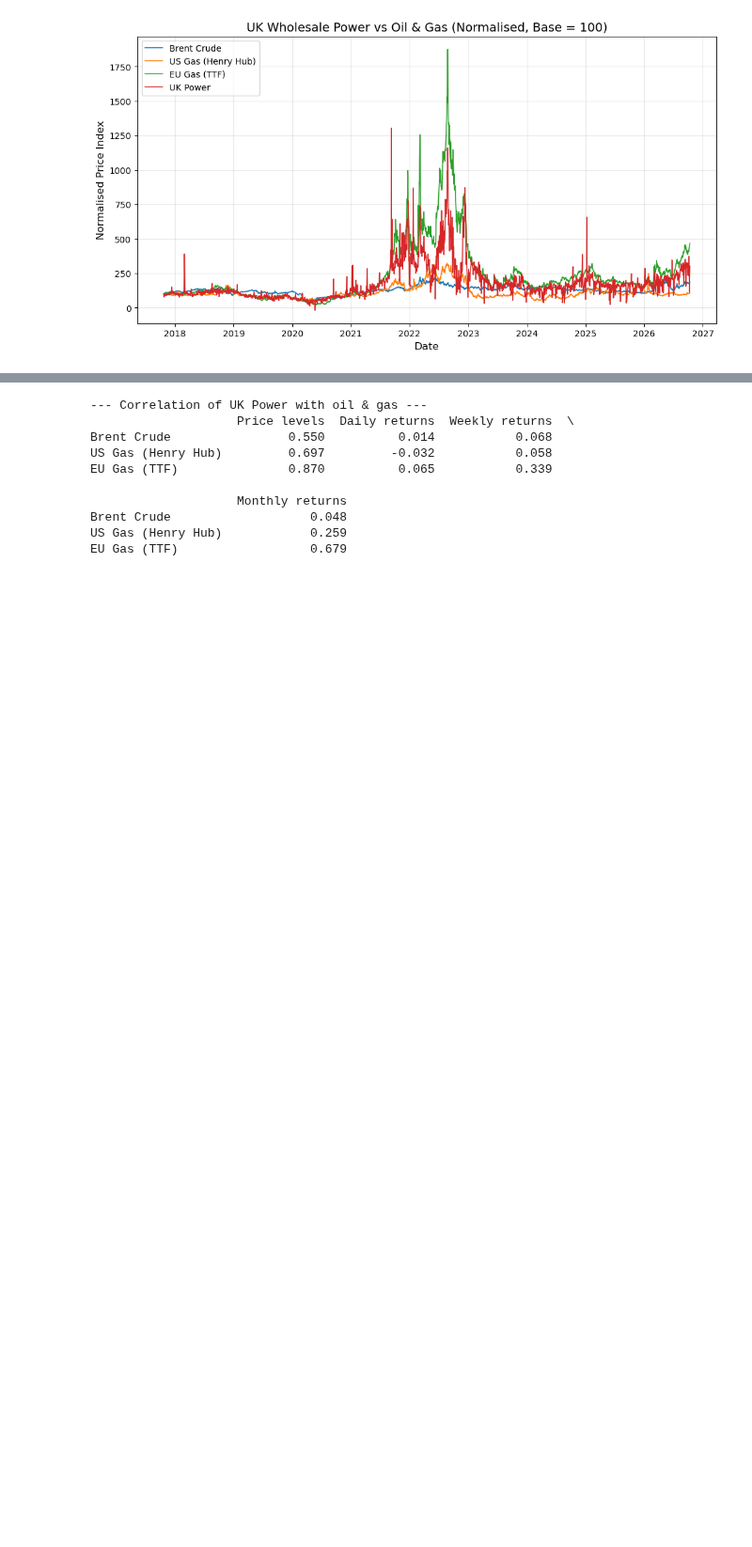
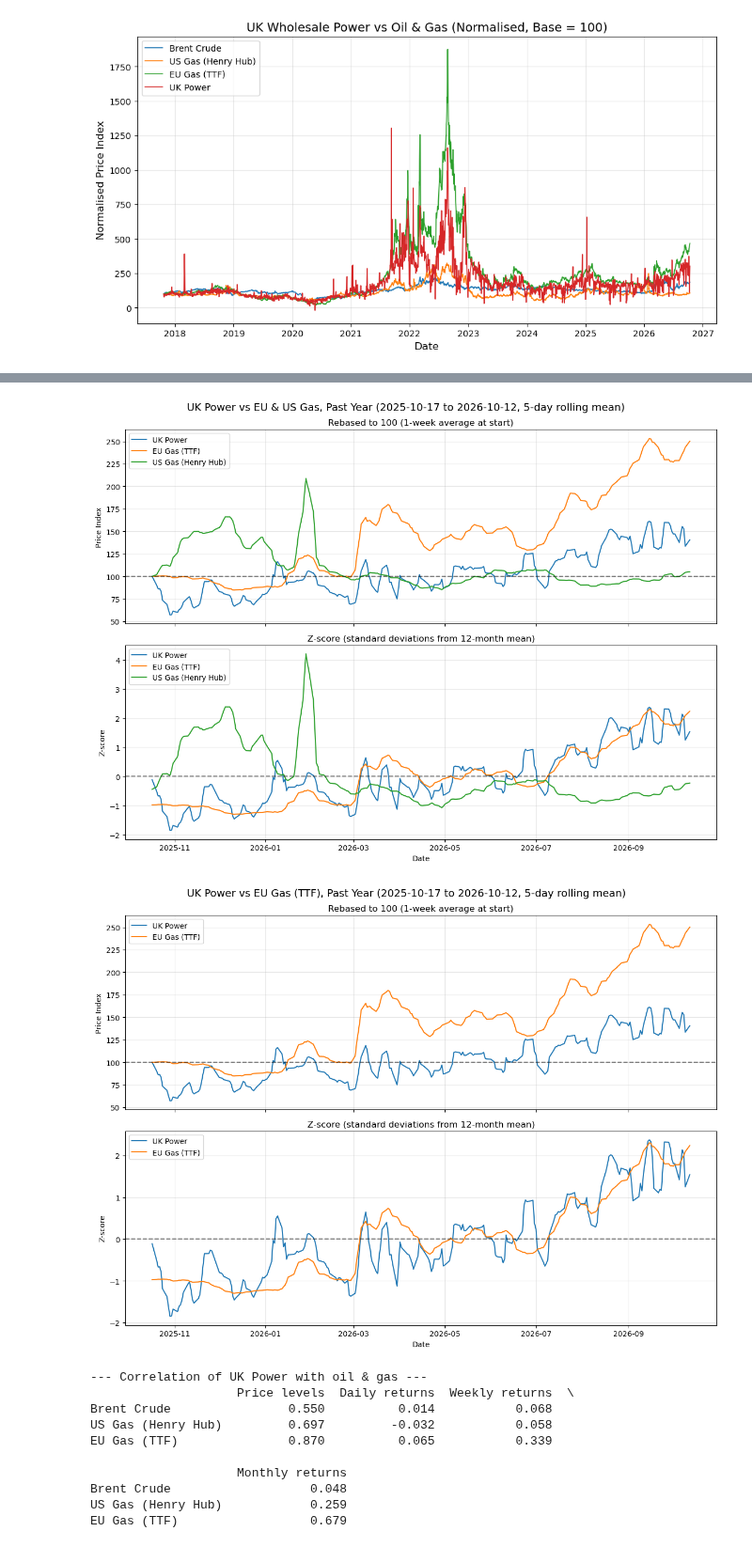
Before and after one commit to ottoittikorn/Projects, a Jupyter notebook: Commodities.ipynb, the cells around one changed output, grey strips where cells are left out. Shown at 94% size. Drawn from its saved outputs; the diff is of its cells as text; code cells hidden in the pictures; blank space fills up the shorter version.

```diff
--- a/Commodities.ipynb
+++ b/Commodities.ipynb
@@ -260,3 +296,72 @@ Price levels are included for reference, but level correlations are inflated by
+# %%
+import matplotlib.pyplot as plt
+
+
+# 1. Define a reusable plotting function
+def plot_energy_comparison(df, columns_to_plot, title_suffix):
+  # Filter data for the last year and specific columns
+  last_year = df.loc[
+      df.index[-1] - pd.DateOffset(years=1) :, columns_to_plot
+  ]
+
+  # Smooth with a 5-trading-day rolling mean to remove noise
+  smoothed = last_year.rolling(5).mean().dropna()
+
+  # Transform data: Rebase to 100 and calculate Z-scores
+  rebased = smoothed / smoothed.iloc[0] * 100
+  zscored = (smoothed - smoothed.mean()) / smoothed.std()
+
+  # Setup the 2-panel figure layout
+  fig, (ax1, ax2) = plt.subplots(2, 1, figsize=(12, 9), sharex=True)
+
+  for col in columns_to_plot:
+    ax1.plot(rebased.index, rebased[col], label=col, linewidth=1.5)
+    ax2.plot(zscored.index, zscored[col], label=col, linewidth=1.5)
+
+  # Formatting Panel 1 (Rebased)
+  ax1.axhline(100, color="black", linestyle="--", alpha=0.5)
+  ax1.set_title("Rebased to 100 (1-week average at start)", fontsize=12)
+  ax1.set_ylabel("Price Index")
+
+  # Formatting Panel 2 (Z-score)
+  ax2.axhline(0, color="black", linestyle="--", alpha=0.5)
+  ax2.set_title(
+      "Z-score (standard deviations from 12-month mean)", fontsize=12
+  )
+  ax2.set_ylabel("Z-score")
+  ax2.set_xlabel("Date")
+
+  for ax in (ax1, ax2):
+    ax.legend(loc="upper left")
+    ax.grid(True, alpha=0.3)
+
+  fig.suptitle(
+      f"{title_suffix} ({smoothed.index[0].date()} to"
+      f" {smoothed.index[-1].date()}, 5-day rolling mean)",
+      fontsize=14,
+  )
+  plt.tight_layout()
+  plt.show()
+
+
+# ==========================================
+# 2. Plot all three (Your original plot)
+# ==========================================
+plot_energy_comparison(
+    master,
+    ["UK Power", "EU Gas (TTF)", "US Gas (Henry Hub)"],
+    "UK Power vs EU & US Gas, Past Year",
+)
+
+# ==========================================
+# 3. Plot ONLY EU Gas and UK Power (Super clean!)
+# ==========================================
+plot_energy_comparison(
+    master, ["UK Power", "EU Gas (TTF)"], "UK Power vs EU Gas (TTF), Past Year"
+)
+# %% [output]
+[figure, added]
+[figure, added]
 # %%
 corr_table = pd.DataFrame({
     "Price levels": master.corr()["UK Power"],
```
Also changed, not shown: parts of 4 cells of this notebook.
